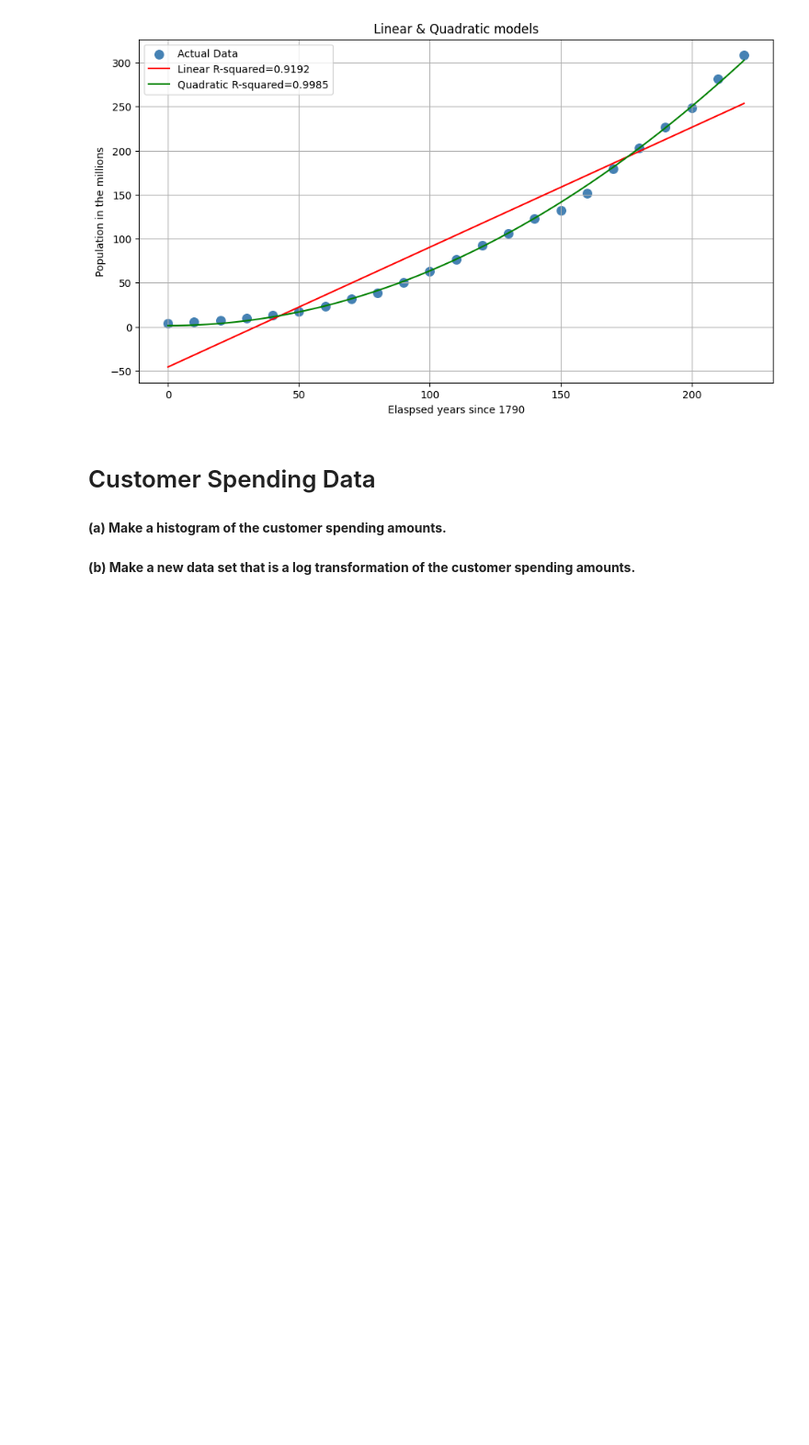
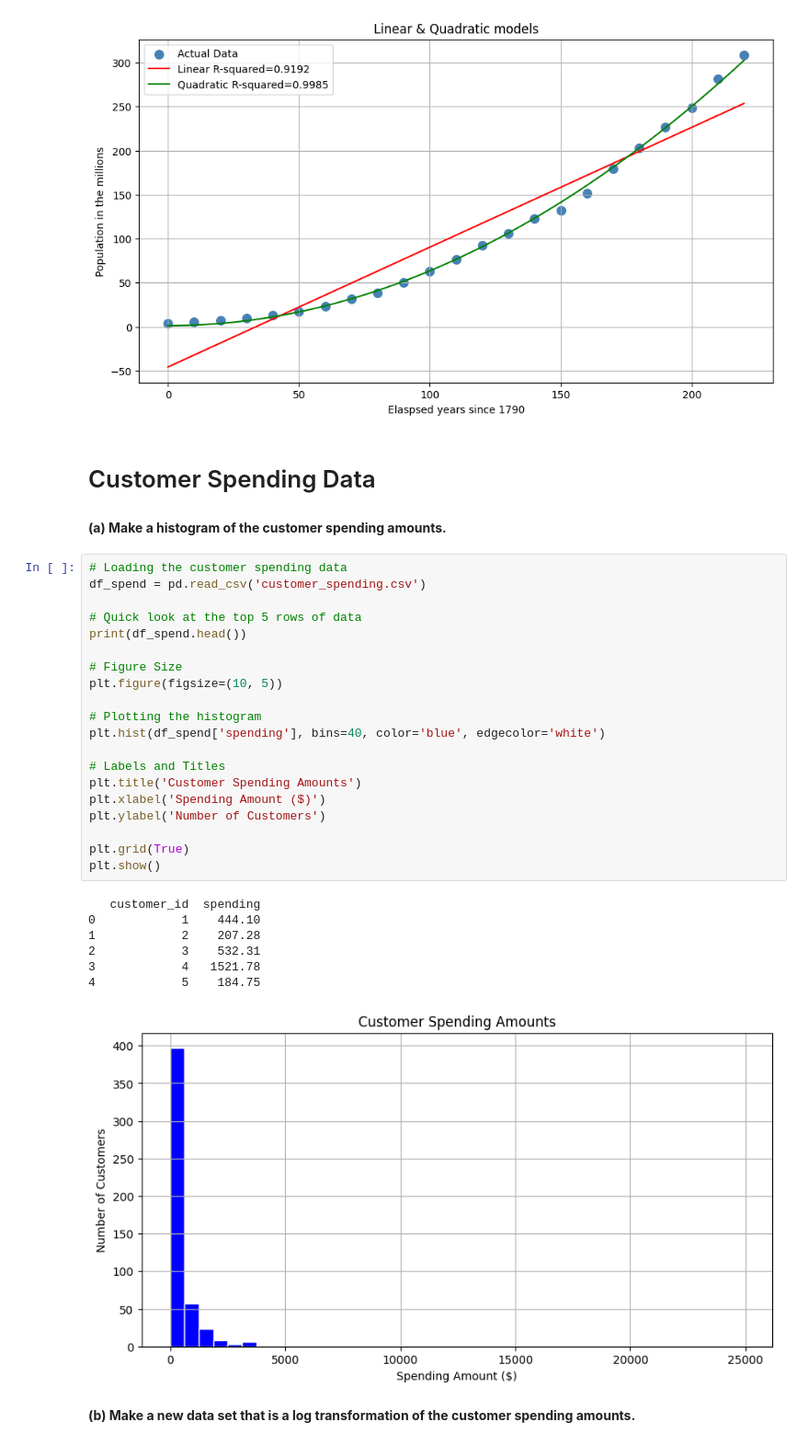
Before and after one commit to MynamesTres/dsc320_math, a Jupyter notebook: Week 3 assignments/US.Population_Growth.ipynb, the cells around one changed output. Shown at 92% size. Saved outputs shown, nothing was run; the diff lists cells and outputs as text; blank space fills up the shorter version.

```diff
--- a/Week 3 assignments/US.Population_Growth.ipynb
+++ b/Week 3 assignments/US.Population_Growth.ipynb
@@ -167,5 +167,33 @@ plt.show()
 # Customer Spending Data
 # %% [markdown]
 **(a) Make a histogram of the customer spending amounts.**
+# %%
+# Loading the customer spending data
+df_spend = pd.read_csv('customer_spending.csv')
+
+# Quick look at the top 5 rows of data
+print(df_spend.head())
+
+# Figure Size
+plt.figure(figsize=(10, 5))
+
+# Plotting the histogram
+plt.hist(df_spend['spending'], bins=40, color='blue', edgecolor='white')
+
+# Labels and Titles
+plt.title('Customer Spending Amounts')
+plt.xlabel('Spending Amount ($)')
+plt.ylabel('Number of Customers')
+
+plt.grid(True)
+plt.show()
+# %% [output]
+   customer_id  spending
+0            1    444.10
+1            2    207.28
+2            3    532.31
+3            4   1521.78
+4            5    184.75
+[figure, added]
 # %% [markdown]
 **(b) Make a new data set that is a log transformation of the customer spending amounts.**
```
Also changed, not shown: parts of 4 cells of this notebook.
